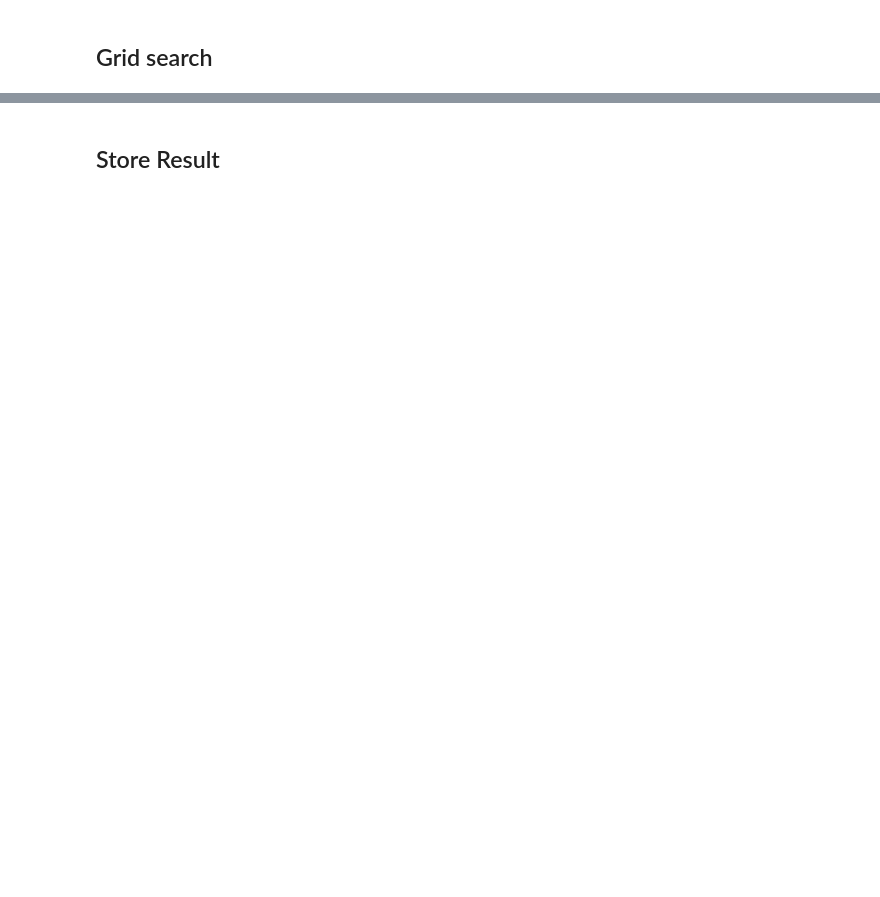
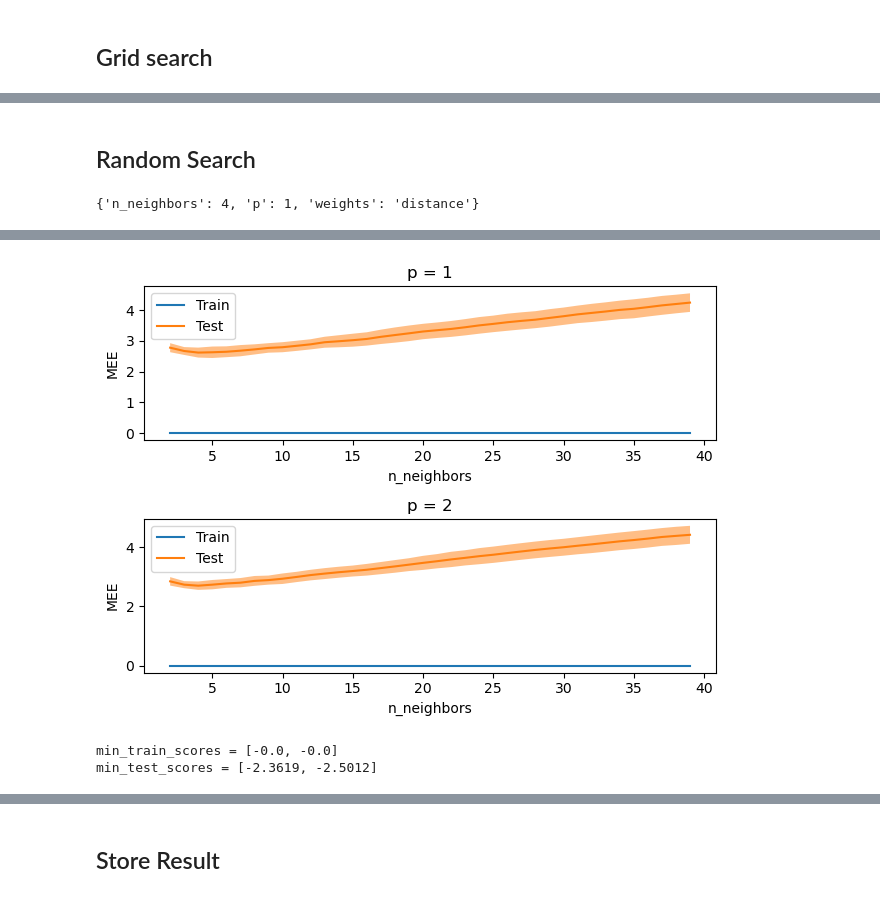
Before and after one commit to NennoMP/ML-B, a Jupyter notebook: notebooks/models/KNN.ipynb, the cells around one changed output, grey strips where cells are left out. Drawn from its saved outputs; the diff is of its cells as text; code cells hidden in the pictures; blank space fills up the shorter version.

Commit message:
modified parameters and inserted validation curves

```diff
--- a/notebooks/models/KNN.ipynb
+++ b/notebooks/models/KNN.ipynb
@@ -382,6 +304,6 @@ Here, we define the grid search spaces for the SVR for the CUP dataset.
 # %%
 # hparams grid for grid search
-regr_hparams_spaces = {'n_neighbors': list(range(2,int(len(x_train_cup)/2))),
-                      'weights': ['uniform', 'distance'],
-                      'p': [1,2]
-                     }
+grid_search_spaces_cup = {'n_neighbors': list(range(2,int(len(x_train_cup)/2))),
+                          'weights': ['uniform', 'distance'],
+                          'p': [1,2]
+                         }
@@ -431,14 +311,11 @@ min_test_scores = [-3.2201, -3.7102]
 ## Grid search
 # %%
 # perform grid search with KFold
-# Increased the cache to decrease the tarining time (from 200 to 1000 MB)
-# Use n_jobs = number of jobs to run in parallel. -1 means using all processors
-# scoring=make_scorer(mean_euclidean_error, greater_is_better=False)
 grid_search_cup = GridSearchCV(
     KNeighborsRegressor(),
-    param_grid=regr_hparams_spaces,
-    cv=KFold(n_splits=5, shuffle=True, random_state=128),
-    scoring= 'neg_mean_squared_error',
+    param_grid=grid_search_spaces_cup,
+    cv=KFold(n_splits=5, shuffle=True, random_state=RANDOM_STATE),
+    scoring=make_scorer(mean_euclidean_error, greater_is_better = False),
     verbose=1
 )
 
@@ -471,0 +350,7 @@ Mean score -4.2819 - Std score: 0.5039
+# %% [markdown]
+## Random Search
+# %%
+best_params = grid_search_cup.best_params_
+print(best_params)
+# %% [output]
+{'n_neighbors': 4, 'p': 1, 'weights': 'distance'}
@@ -471,0 +362,34 @@ Mean score -4.2819 - Std score: 0.5039
+# %%
+# Validation curves
+param_name = "n_neighbors"
+param_range = np.arange(2, best_params['n_neighbors'] * 10)
+figure, axis = plt.subplots(2, 1)
+min_train_scores=[]
+min_test_scores=[]
+
+for (p, i) in zip([1,2], [0,1]):
+    train_scores, test_scores = validation_curve(KNeighborsRegressor(weights = best_params['weights'], p = p),
+                                          x_train_cup,
+                                          y_train_cup,
+                                          param_name=param_name,
+                                          param_range=param_range,
+                                          cv=KFold(n_splits=5, shuffle=True, random_state=RANDOM_STATE),
+                                          scoring= make_scorer(mean_euclidean_error, greater_is_better = False),
+                                          verbose=1)
+
+    min_train_scores.append(round(np.max(train_scores),4)) #score is negative
+    min_test_scores.append(round(np.max(test_scores),4))
+
+    display = ValidationCurveDisplay(param_name=param_name,
+                                     param_range=param_range,
+                                     train_scores=train_scores,
+                                     test_scores=test_scores,
+                                     score_name="MEE")
+    display.plot(ax=axis[i], negate_score = True)
+    axis[i].set_title('p = %d' %p)
+
+figure.tight_layout()
+plt.show()
+print(f"min_train_scores = {min_train_scores}")
+print(f"min_test_scores = {min_test_scores}")
+# %% [output]
@@ -471,0 +400,3 @@ Mean score -4.2819 - Std score: 0.5039
+[figure, added]
+min_train_scores = [-0.0, -0.0]
+min_test_scores = [-2.3619, -2.5012]
```
Also changed, not shown: parts of 39 cells of this notebook, 1 other file.
